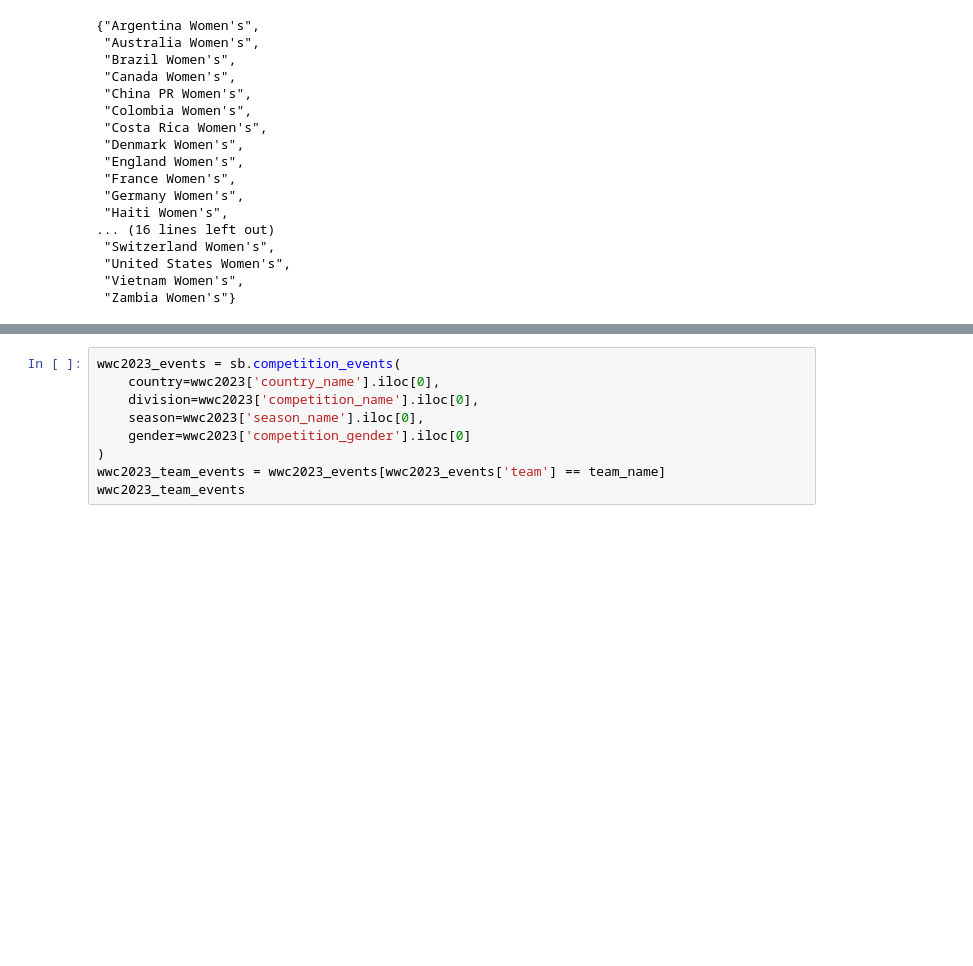
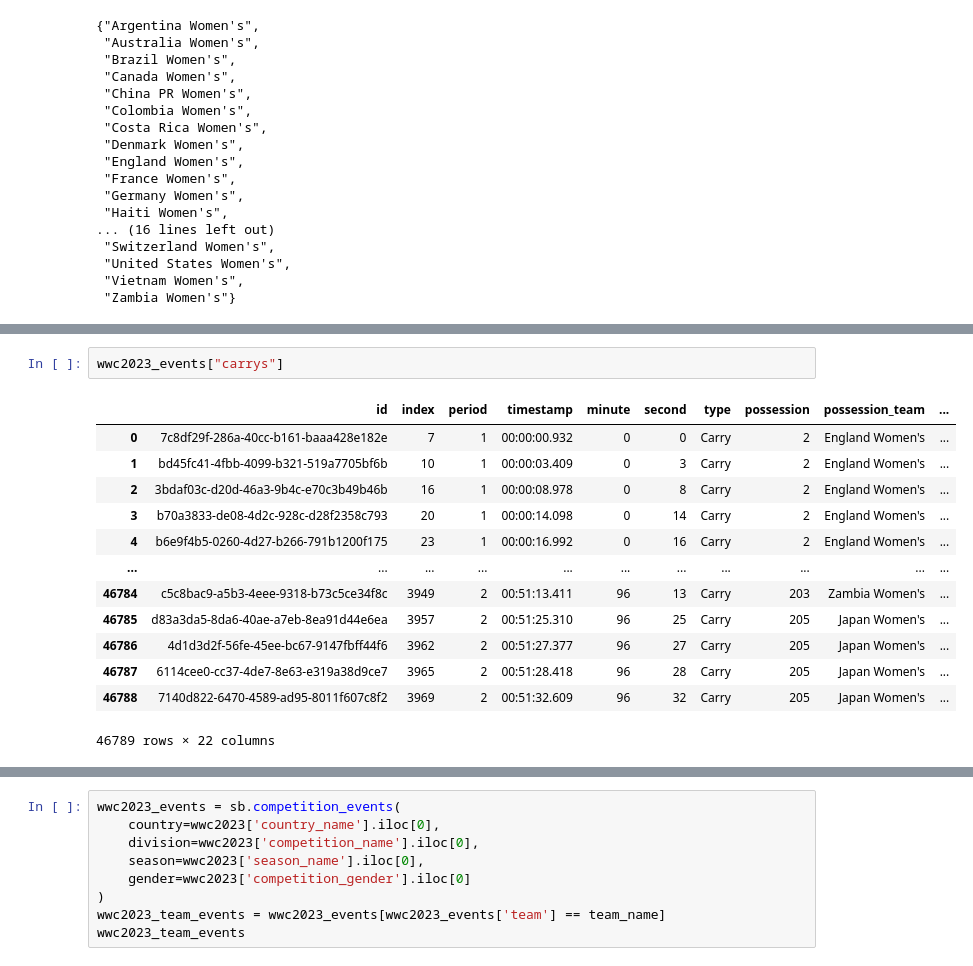
Before and after one commit to AGraciaSipan/soccermatics, a Jupyter notebook: hand-ins/1.AitanaBonmati/Untitled.ipynb, the cells around one changed output, grey strips where cells are left out. Drawn from its saved outputs; the diff is of its cells as text; blank space fills up the shorter version.

```diff
--- a/hand-ins/1.AitanaBonmati/Untitled.ipynb
+++ b/hand-ins/1.AitanaBonmati/Untitled.ipynb
@@ -183,0 +289,16 @@ passes2_df.groupby('match_id').size().reset_index(name='count')
+# %%
+wwc2023_events["carrys"]
+# %% [output]
+|  | id | index | period | timestamp | minute | second | type | possession | possession_team | ... |
+| 0 | 7c8df29f-286a-40cc-b161-baaa428e182e | 7 | 1 | 00:00:00.932 | 0 | 0 | Carry | 2 | England Women's | ... |
+| 1 | bd45fc41-4fbb-4099-b321-519a7705bf6b | 10 | 1 | 00:00:03.409 | 0 | 3 | Carry | 2 | England Women's | ... |
+| 2 | 3bdaf03c-d20d-46a3-9b4c-e70c3b49b46b | 16 | 1 | 00:00:08.978 | 0 | 8 | Carry | 2 | England Women's | ... |
+| 3 | b70a3833-de08-4d2c-928c-d28f2358c793 | 20 | 1 | 00:00:14.098 | 0 | 14 | Carry | 2 | England Women's | ... |
+| 4 | b6e9f4b5-0260-4d27-b266-791b1200f175 | 23 | 1 | 00:00:16.992 | 0 | 16 | Carry | 2 | England Women's | ... |
+| ... | ... | ... | ... | ... | ... | ... | ... | ... | ... | ... |
+| 46784 | c5c8bac9-a5b3-4eee-9318-b73c5ce34f8c | 3949 | 2 | 00:51:13.411 | 96 | 13 | Carry | 203 | Zambia Women's | ... |
+| 46785 | d83a3da5-8da6-40ae-a7eb-8ea91d44e6ea | 3957 | 2 | 00:51:25.310 | 96 | 25 | Carry | 205 | Japan Women's | ... |
+| 46786 | 4d1d3d2f-56fe-45ee-bc67-9147fbff44f6 | 3962 | 2 | 00:51:27.377 | 96 | 27 | Carry | 205 | Japan Women's | ... |
+| 46787 | 6114cee0-cc37-4de7-8e63-e319a38d9ce7 | 3965 | 2 | 00:51:28.418 | 96 | 28 | Carry | 205 | Japan Women's | ... |
+| 46788 | 7140d822-6470-4589-ad95-8011f607c8f2 | 3969 | 2 | 00:51:32.609 | 96 | 32 | Carry | 205 | Japan Women's | ... |
+46789 rows × 22 columns
```
Also changed, not shown: parts of 26 cells of this notebook.
